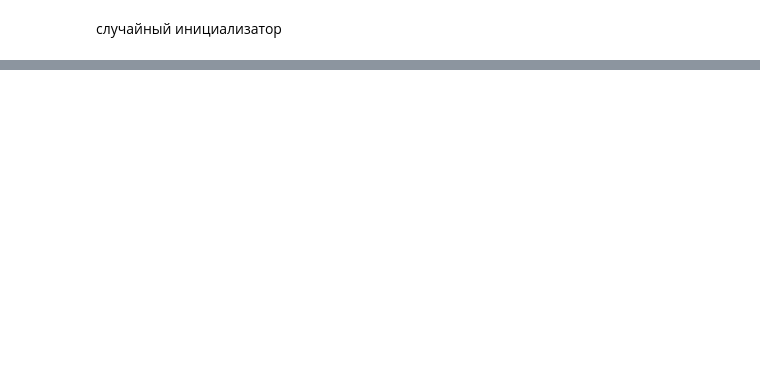
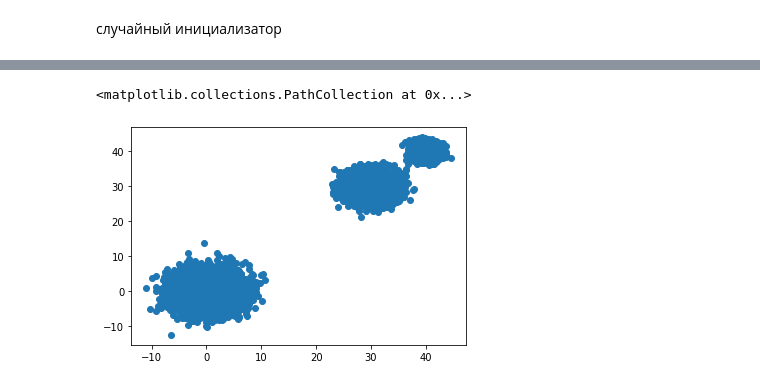
Before and after one commit to Dmitry315/Clasterization, a Jupyter notebook: K-means.ipynb, the cells around one changed output, grey strips where cells are left out. Drawn from its saved outputs; the diff is of its cells as text; code cells hidden in the pictures; blank space fills up the shorter version.

```diff
--- a/K-means.ipynb
+++ b/K-means.ipynb
@@ -105,0 +143,5 @@ array([[-5.7686344 , -4.96271478],
+# %%
+plt.scatter(x[:, 0],x[:, 1])
+# %% [output]
+<matplotlib.collections.PathCollection at 0x...>
+[figure, added]
```
Also changed, not shown: parts of 55 cells of this notebook.
